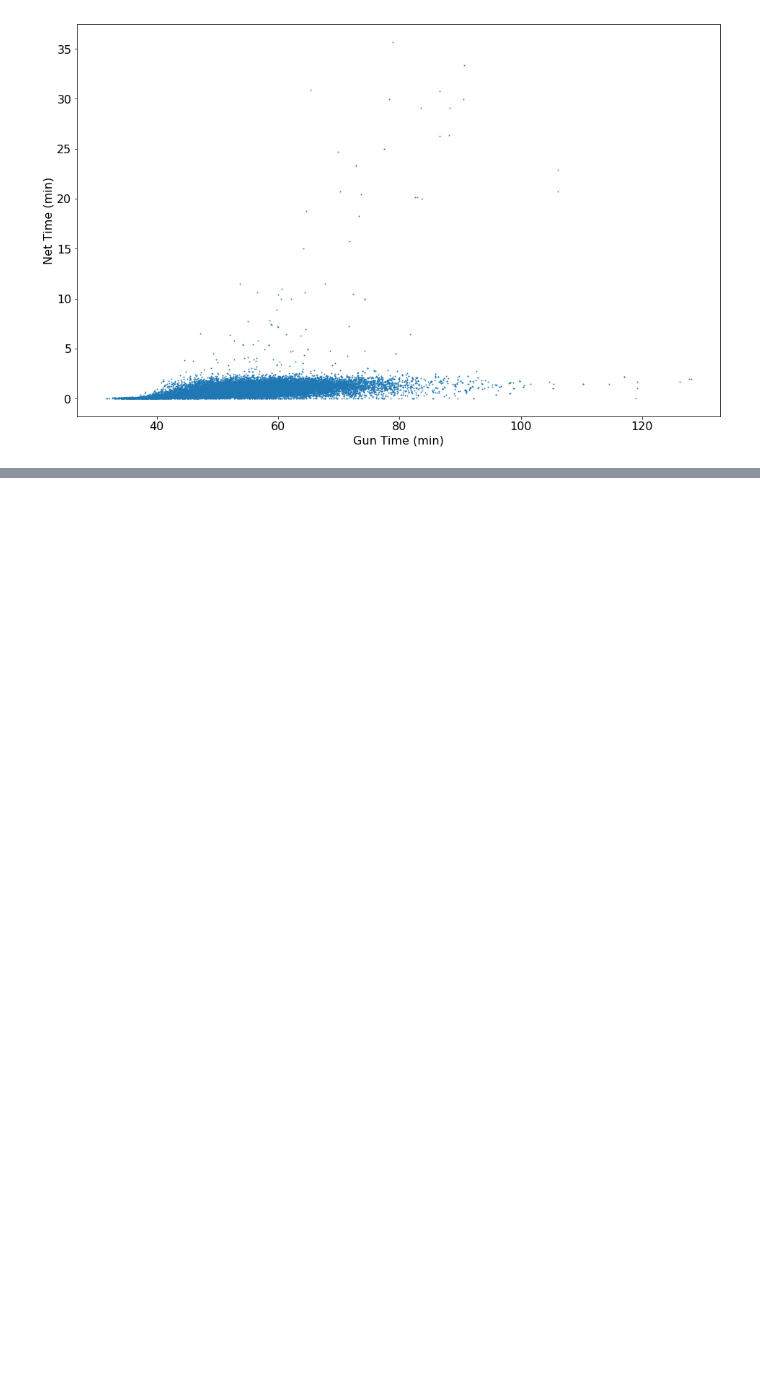
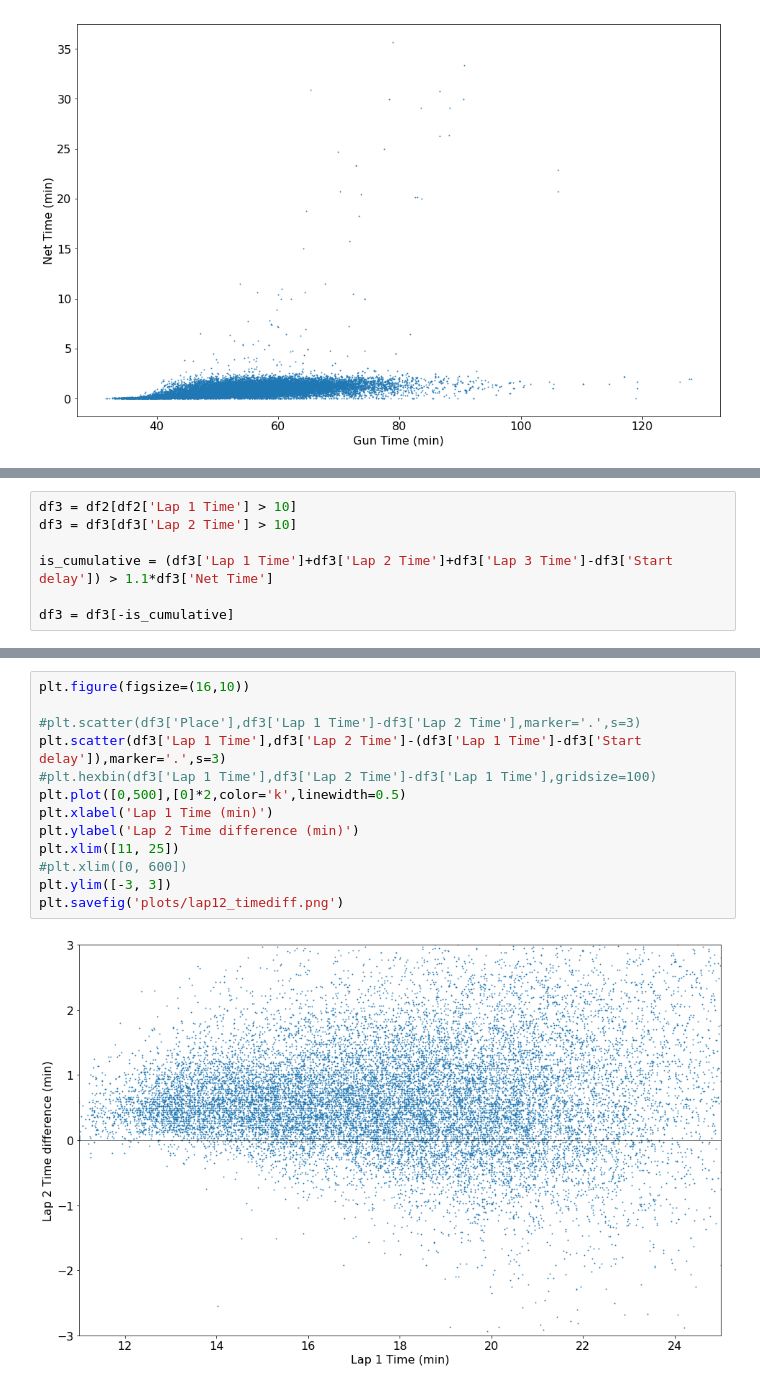
Before and after one commit to CDonnerer/regents-races, a Jupyter notebook: race_analysis.ipynb, the cells around one changed output, grey strips where cells are left out. Drawn from its saved outputs; the diff is of its cells as text; blank space fills up the shorter version.

```diff
--- a/race_analysis.ipynb
+++ b/race_analysis.ipynb
@@ -137,0 +176,7 @@ plt.savefig('plots/delay_by_place.png')
+# %%
+df3 = df2[df2['Lap 1 Time'] > 10]
+df3 = df3[df3['Lap 2 Time'] > 10]
+
+is_cumulative = (df3['Lap 1 Time']+df3['Lap 2 Time']+df3['Lap 3 Time']-df3['Start delay']) > 1.1*df3['Net Time']
+
+df3 = df3[-is_cumulative]
@@ -137,0 +215,15 @@ plt.savefig('plots/delay_by_place.png')
+# %%
+plt.figure(figsize=(16,10))
+
+#plt.scatter(df3['Place'],df3['Lap 1 Time']-df3['Lap 2 Time'],marker='.',s=3)
+plt.scatter(df3['Lap 1 Time'],df3['Lap 2 Time']-(df3['Lap 1 Time']-df3['Start delay']),marker='.',s=3)
+#plt.hexbin(df3['Lap 1 Time'],df3['Lap 2 Time']-df3['Lap 1 Time'],gridsize=100)
+plt.plot([0,500],[0]*2,color='k',linewidth=0.5)
+plt.xlabel('Lap 1 Time (min)')
+plt.ylabel('Lap 2 Time difference (min)')
+plt.xlim([11, 25])
+#plt.xlim([0, 600])
+plt.ylim([-3, 3])
+plt.savefig('plots/lap12_timediff.png')
+# %% [output]
+[figure, added]
```
Also changed, not shown: parts of 16 cells of this notebook, 7 other files.
